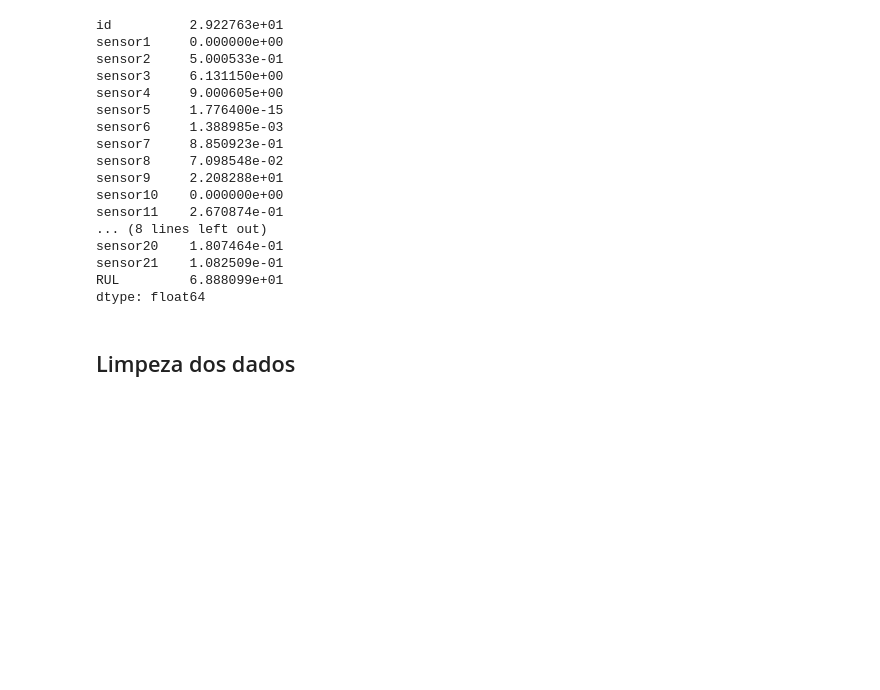
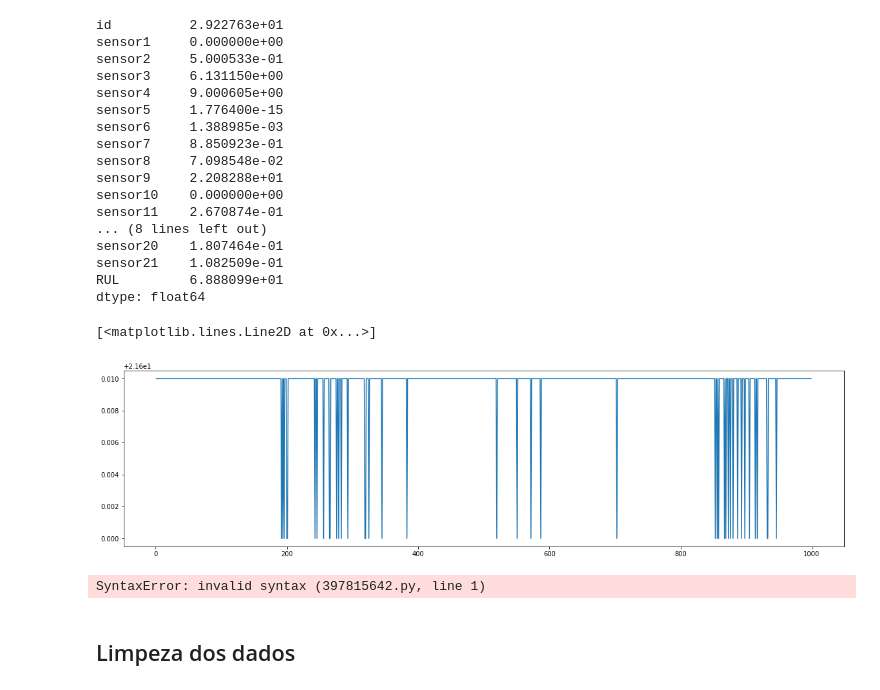
Before and after one commit to lucas-fpaiva/estatistica_pes, a Jupyter notebook: exploratory-m1.ipynb, the cells around one changed output. Cells and saved outputs as stored; diff of their text form; code cells hidden in the pictures; blank space fills up the shorter version.

```diff
--- a/exploratory-m1.ipynb
+++ b/exploratory-m1.ipynb
@@ -205,6 +207,21 @@ sensor20    1.807464e-01
 sensor21    1.082509e-01
 RUL         6.888099e+01
 dtype: float64
+# %%
+plt.figure(figsize=(20,5))
+
+
+# plt.plot(train_data.sensor9,train_data.sensor14,'*')
+# plt.plot(train_data.sensor14,'*')
+
+plt.plot(train_data.sensor6[1:1000])
+# %% [output]
+[<matplotlib.lines.Line2D at 0x...>]
+[figure, added]
+# %%
+plt.plot(train_datatrain_data.RUL,'*')
+# %% [output]
+SyntaxError: invalid syntax (397815642.py, line 1)
 # %% [markdown]
 ## Limpeza dos dados
 # %% [markdown]
```
Also changed, not shown: parts of 8 cells of this notebook.
